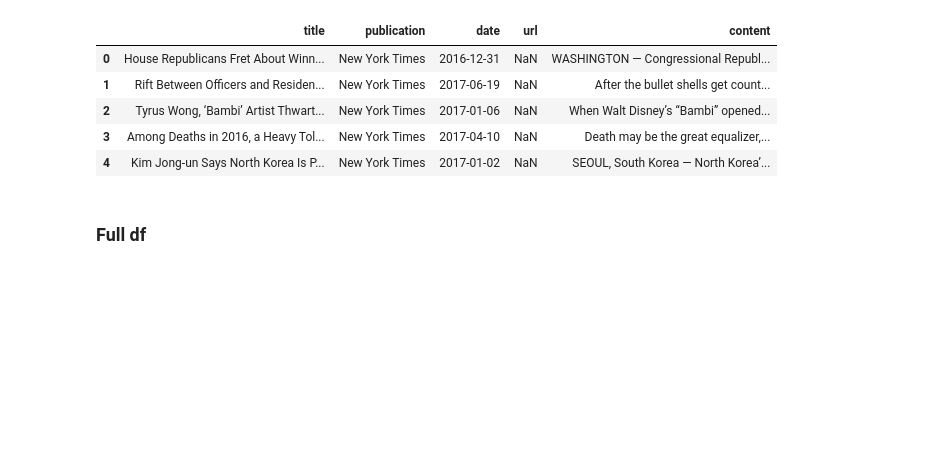
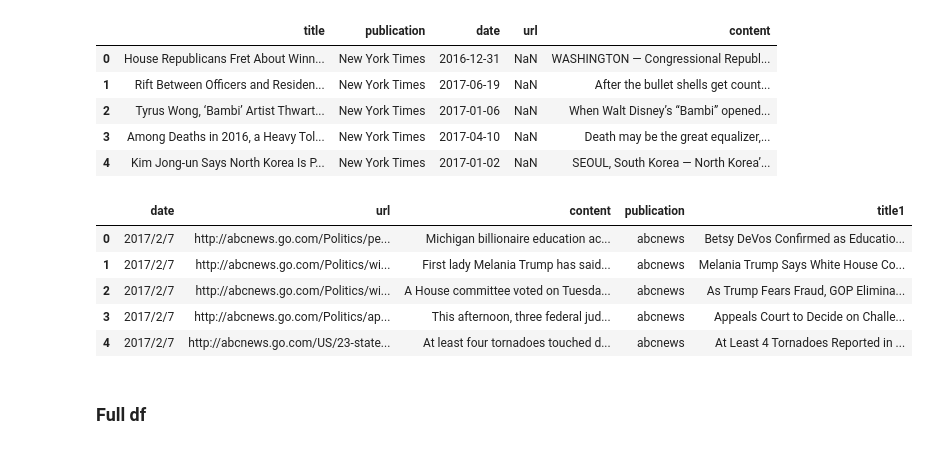
Before and after one commit to AisOmar/Media_bubbles, a Jupyter notebook: Clustering .ipynb, the cells around one changed output. Cells and saved outputs as stored; diff of their text form; code cells hidden in the pictures; blank space fills up the shorter version.

```diff
--- a/Clustering .ipynb
+++ b/Clustering .ipynb
@@ -139,3 +130,12 @@ df1.drop(['publication1'],axis=1,inplace=True)
+# %%
+df1.head()
+# %% [output]
+|  | date | url | content | publication | title1 |
+| 0 | 2017/2/7 | http://abcnews.go.com/Politics/pe... | Michigan billionaire education ac... | abcnews | Betsy DeVos Confirmed as Educatio... |
+| 1 | 2017/2/7 | http://abcnews.go.com/Politics/wi... | First lady Melania Trump has said... | abcnews | Melania Trump Says White House Co... |
+| 2 | 2017/2/7 | http://abcnews.go.com/Politics/wi... | A House committee voted on Tuesda... | abcnews | As Trump Fears Fraud, GOP Elimina... |
+| 3 | 2017/2/7 | http://abcnews.go.com/Politics/ap... | This afternoon, three federal jud... | abcnews | Appeals Court to Decide on Challe... |
+| 4 | 2017/2/7 | http://abcnews.go.com/US/23-state... | At least four tornadoes touched d... | abcnews | At Least 4 Tornadoes Reported in ... |
 # %% [markdown]
 ### Full df
 # %%
```
Also changed, not shown: parts of 16 cells of this notebook.
